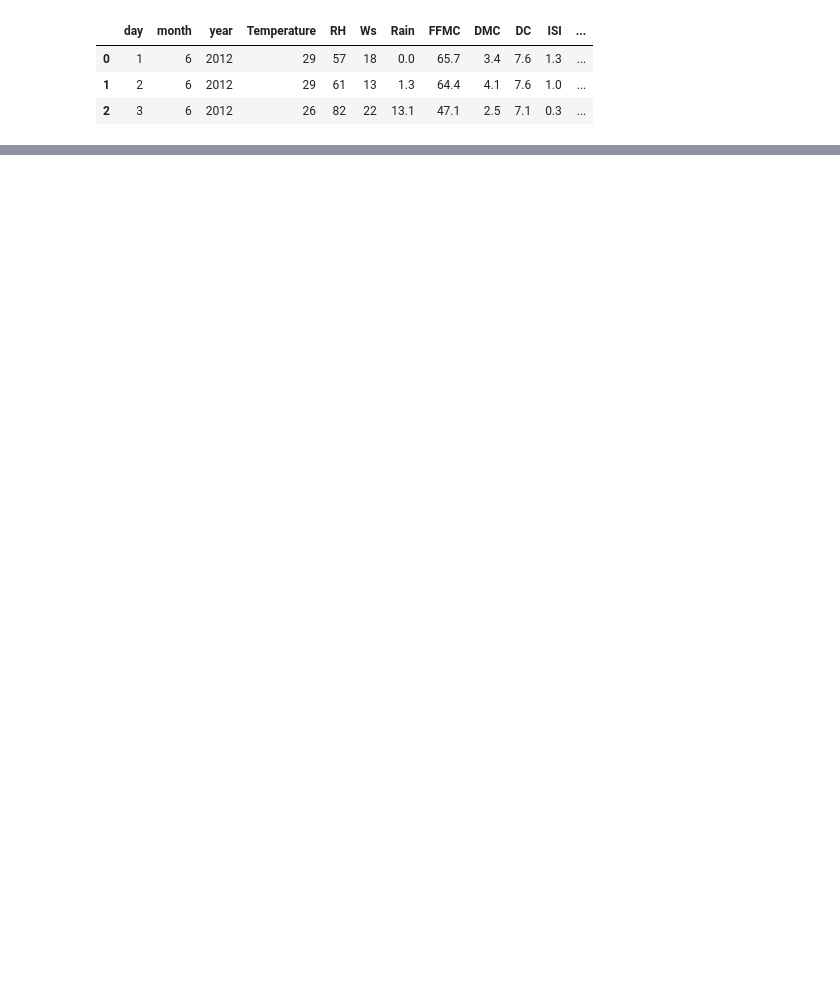
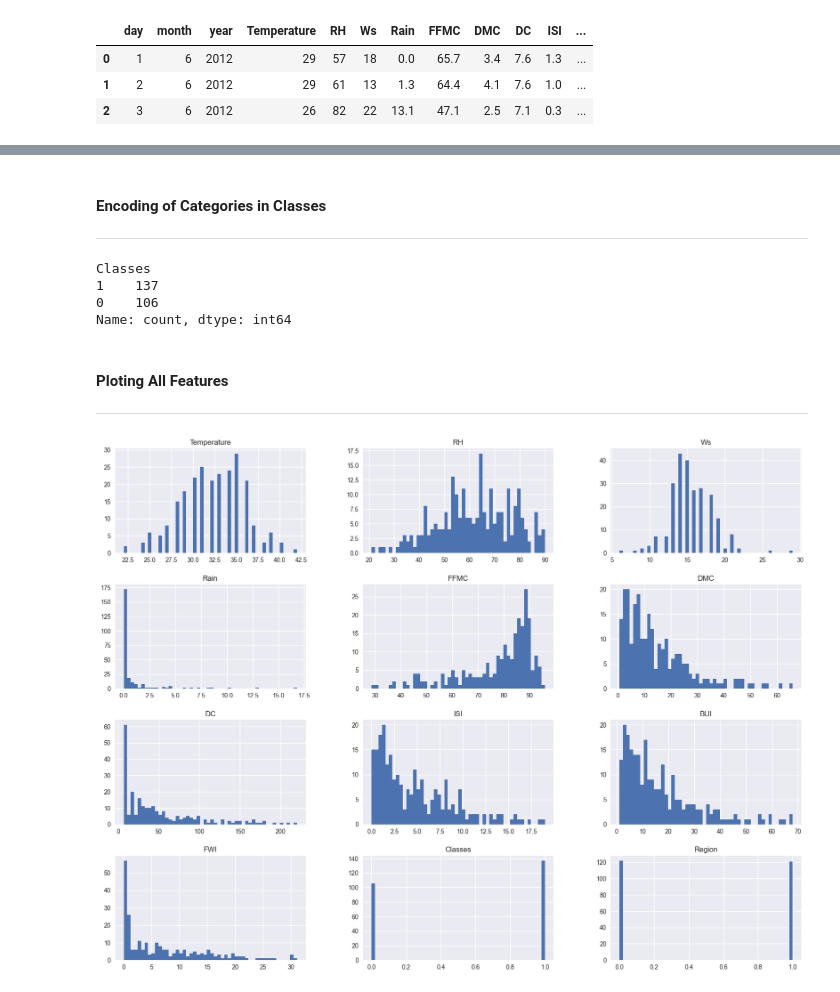
Before and after one commit to ShivamDevHere/machine-learning, a Jupyter notebook: 03-Fire Not Fire Classification/02-eda.ipynb, the cells around one changed output, grey strips where cells are left out. Saved outputs shown, nothing was run; the diff lists cells and outputs as text; code cells hidden in the pictures; blank space fills up the shorter version.

Commit message:
Plot: All features

```diff
--- a/03-Fire Not Fire Classification/02-eda.ipynb
+++ b/03-Fire Not Fire Classification/02-eda.ipynb
@@ -29,0 +31,20 @@ df = df.drop(['day', 'month', 'year'], axis=1)
+# %% [markdown]
+#### Encoding of Categories in Classes
+---
+# %%
+df['Classes'] = np.where(df['Classes'].str.contains('not fire'),0,1)
+df['Classes'].value_counts()
+# %% [output]
+Classes
+1    137
+0    106
+Name: count, dtype: int64
+# %% [markdown]
+#### Ploting All Features
+---
+# %%
+plt.style.use('seaborn-v0_8')
+df.hist(bins=50, figsize=(20,15))
+plt.show()
+# %% [output]
+[figure, added]
```
Also changed, not shown: parts of 3 cells of this notebook.
